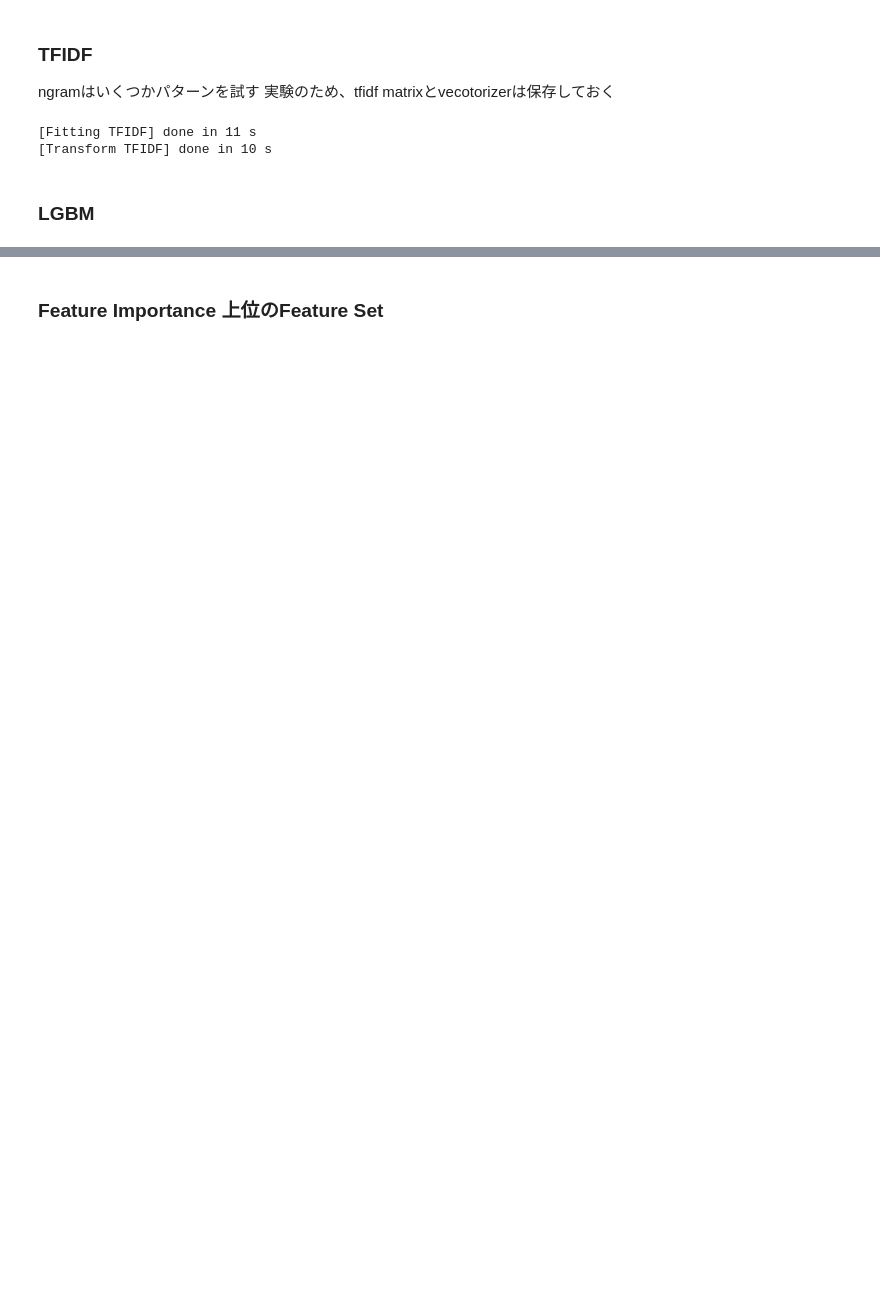
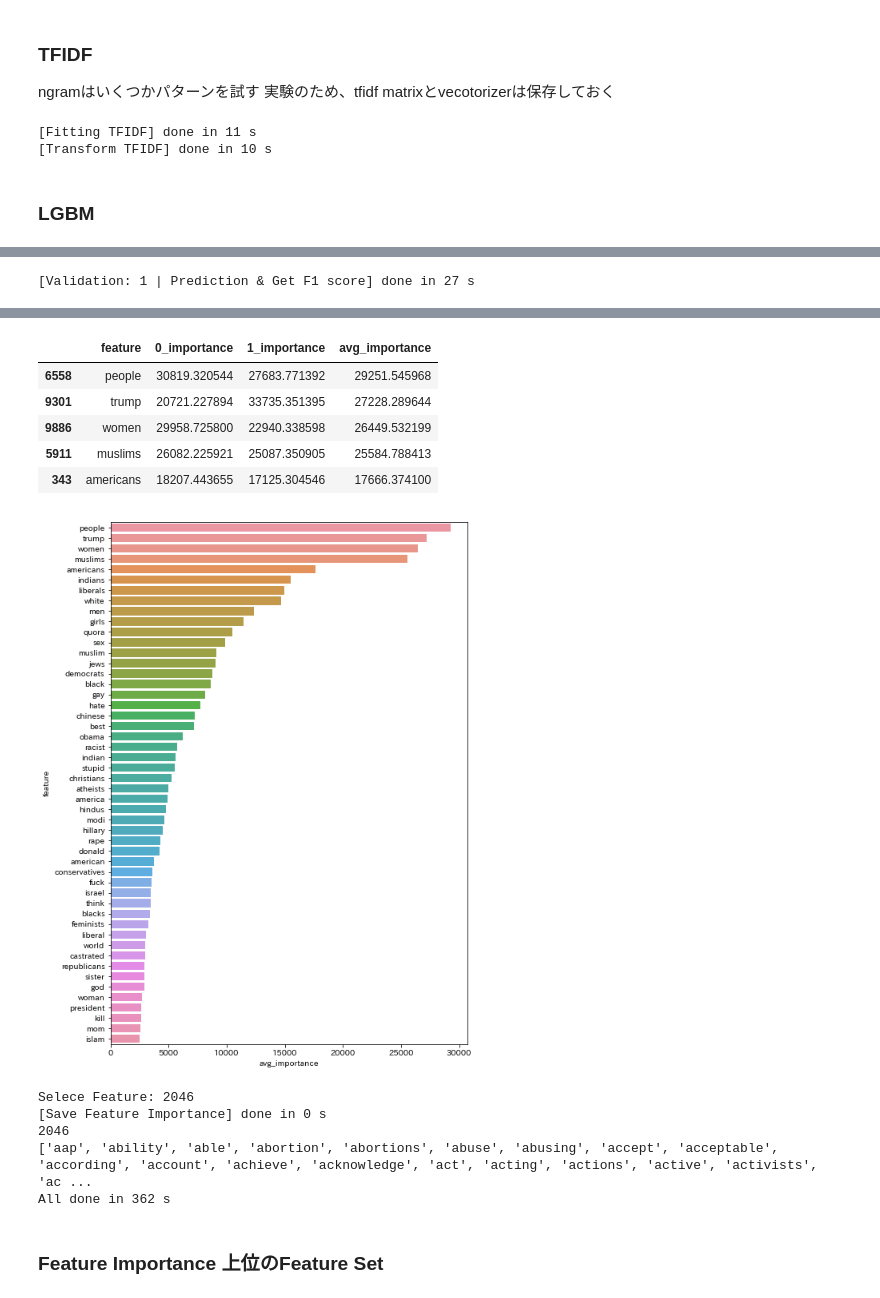
Before and after one commit to yryrgogo/Quara2018-Kaggle, a Jupyter notebook: py/1124_exp_quara_lgb_benchmark.ipynb, the cells around one changed output, grey strips where cells are left out. Drawn from its saved outputs; the diff is of its cells as text; code cells hidden in the pictures; blank space fills up the shorter version.

```diff
--- a/py/1124_exp_quara_lgb_benchmark.ipynb
+++ b/py/1124_exp_quara_lgb_benchmark.ipynb
@@ -459,0 +463,3 @@ MemoryError:
+# %%
+select_features, _ = lgbm_train(csr_tfidf, feature_list)
+# %% [output]
@@ -459,0 +534 @@ MemoryError:
+[Validation: 1 | Prediction & Get F1 score] done in 27 s
@@ -460,3 +552,15 @@ MemoryError:
+|  | feature | 0_importance | 1_importance | avg_importance |
+| 6558 | people | 30819.320544 | 27683.771392 | 29251.545968 |
+| 9301 | trump | 20721.227894 | 33735.351395 | 27228.289644 |
+| 9886 | women | 29958.725800 | 22940.338598 | 26449.532199 |
+| 5911 | muslims | 26082.225921 | 25087.350905 | 25584.788413 |
+| 343 | americans | 18207.443655 | 17125.304546 | 17666.374100 |
+[figure, added]
+Selece Feature: 2046
+[Save Feature Importance] done in 0 s
+2046
+['aap', 'ability', 'able', 'abortion', 'abortions', 'abuse', 'abusing', 'accept', 'acceptable', 'according', 'account', 'achieve', 'acknowledge', 'act', 'acting', 'actions', 'active', 'activists', 'ac ...
+All done in 362 s
 # %% [markdown]
 ### Feature Importance 上位のFeature Set
 # %%
```
Also changed, not shown: parts of 7 cells of this notebook.
